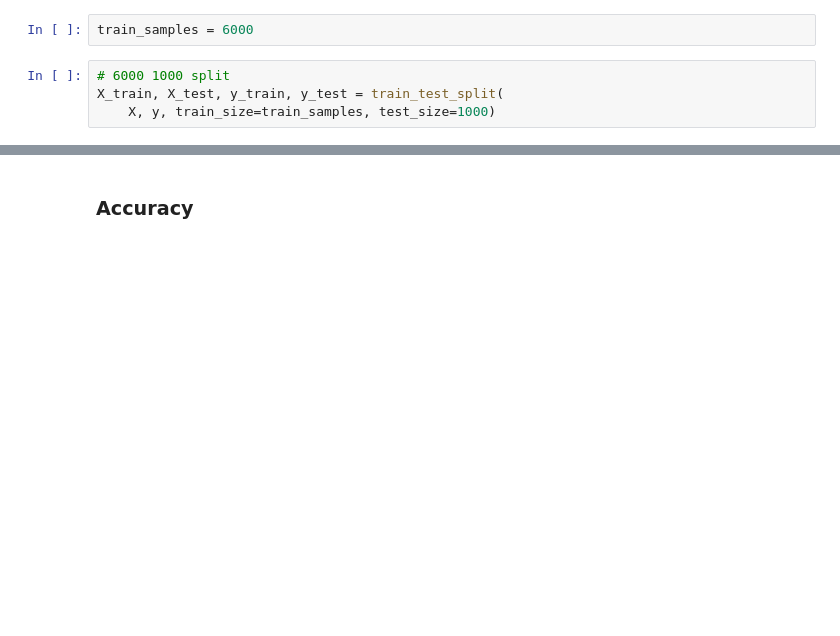
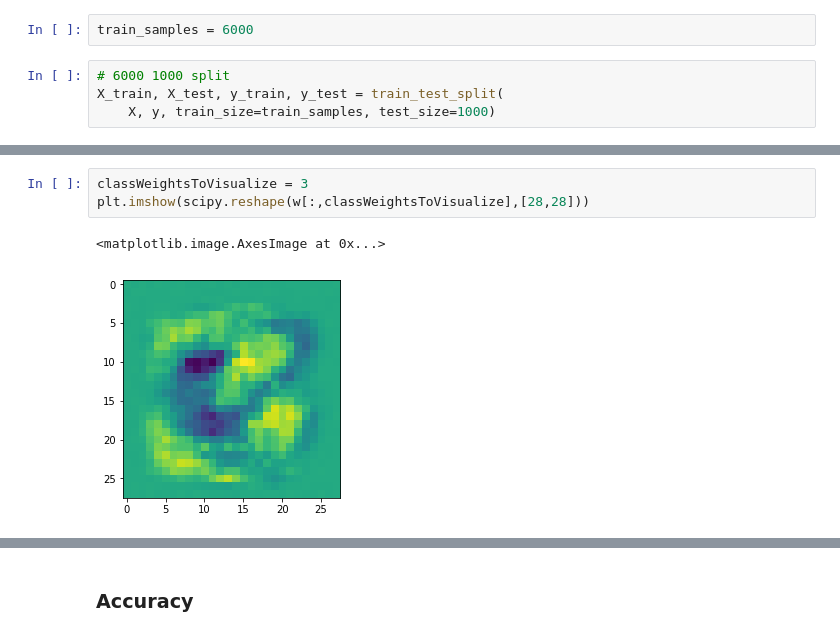
Before and after one commit to dataexplorationgroupdavis/MNIST, a Jupyter notebook: log_reg/multinom_log_reg.ipynb, the cells around one changed output, grey strips where cells are left out. Drawn from its saved outputs; the diff is of its cells as text; blank space fills up the shorter version.

```diff
--- a/log_reg/multinom_log_reg.ipynb
+++ b/log_reg/multinom_log_reg.ipynb
@@ -121,3 +126,9 @@ print(losses)
+# %%
+classWeightsToVisualize = 3
+plt.imshow(scipy.reshape(w[:,classWeightsToVisualize],[28,28]))
+# %% [output]
+<matplotlib.image.AxesImage at 0x...>
+[figure, added]
 # %%
 # check if converge
 plt.plot(losses)
```
Also changed, not shown: parts of 27 cells of this notebook.
